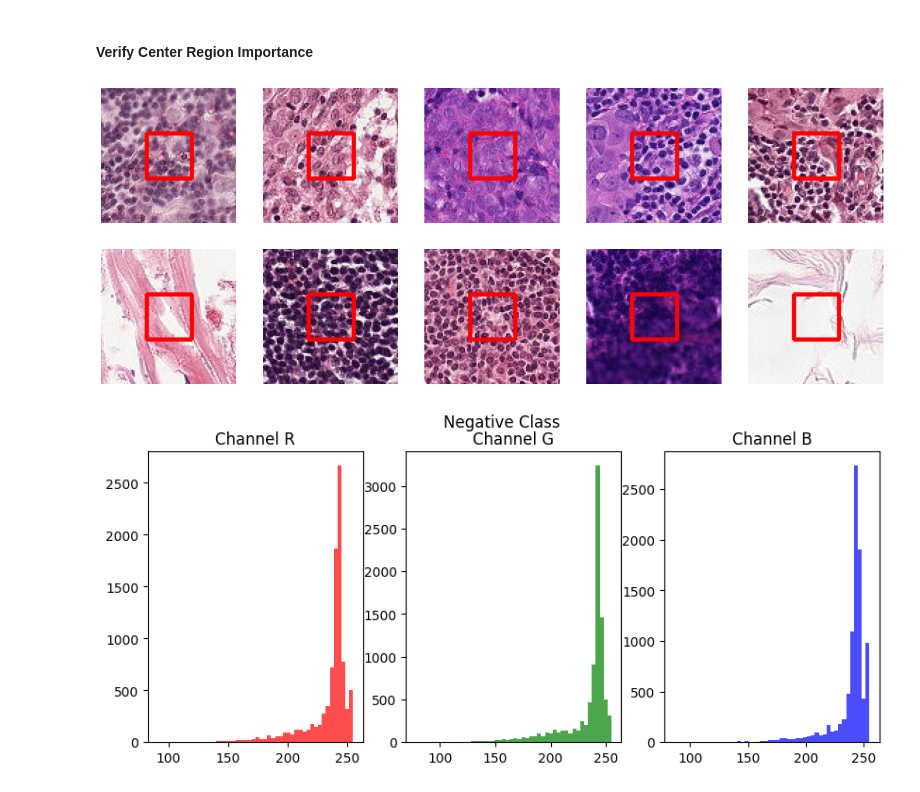
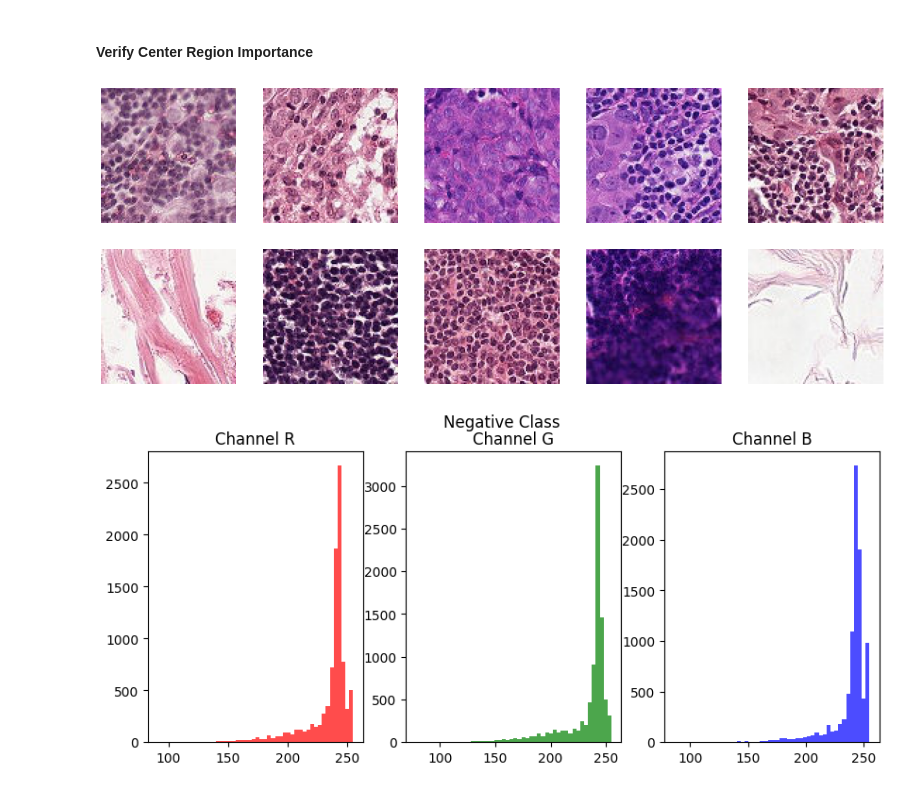
Before and after one commit to rohanxavier33/histopathologic_cancer_detection, a Jupyter notebook: main.ipynb, the cells around one changed output. Saved outputs shown, nothing was run; the diff lists cells and outputs as text; code cells hidden in the pictures.

```diff
--- a/main.ipynb
+++ b/main.ipynb
@@ -62,28 +66,26 @@ Name: count, dtype: int64
 positive_samples = train_labels[train_labels['label'] == 1].sample(n=5, random_state=42)
 negative_samples = train_labels[train_labels['label'] == 0].sample(n=5, random_state=42)
 # %%
-# Plot images with center region highlighted, positive samples
+# Plot images, positive samples
 fig, axes = plt.subplots(1, 5, figsize=(20, 4))
 for ax, (idx, row) in zip(axes, positive_samples.iterrows()):
     img = cv2.imread(f'data/train/{row.id}.tif')
     img = cv2.cvtColor(img, cv2.COLOR_BGR2RGB)
-    cv2.rectangle(img, (32, 32), (64, 64), (255, 0, 0), 2)  # Center 32x32
     ax.imshow(img)
     ax.axis('off')
 plt.show()
 # %% [output]
-[figure, old version]
+[figure, new version]
 # %%
-# Plot images with center region highlighted, negative samples
+# Plot images, negative samples
 fig, axes = plt.subplots(1, 5, figsize=(20, 4))
 for ax, (idx, row) in zip(axes, negative_samples.iterrows()):
     img = cv2.imread(f'data/train/{row.id}.tif')
     img = cv2.cvtColor(img, cv2.COLOR_BGR2RGB)
-    cv2.rectangle(img, (32, 32), (64, 64), (255, 0, 0), 2)  # Center 32x32
     ax.imshow(img)
     ax.axis('off')
 # %% [output]
-[figure, old version]
+[figure, new version]
 # %%
 # Compare color histograms for positive/negative classes
 
```
Also changed, not shown: parts of 9 cells of this notebook.
